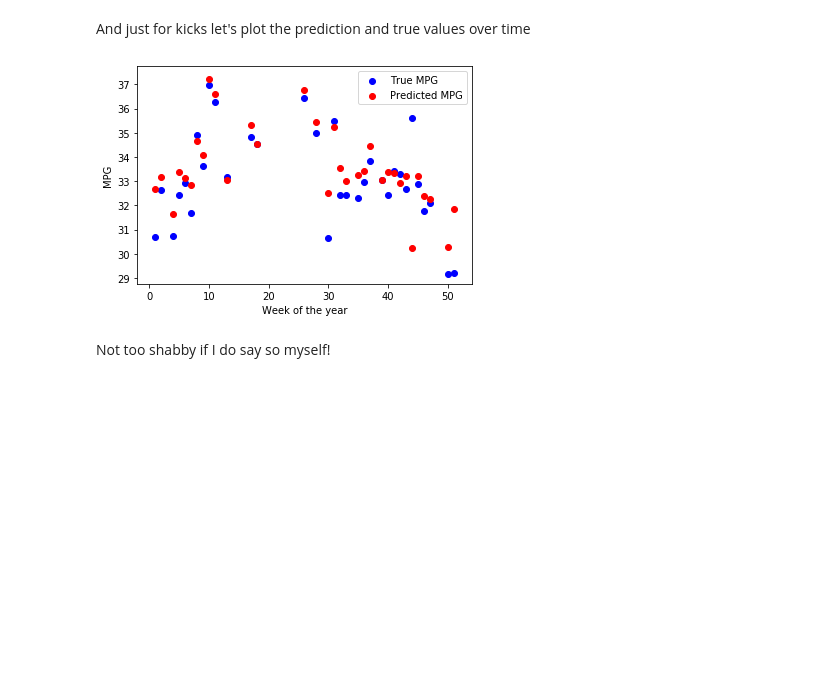
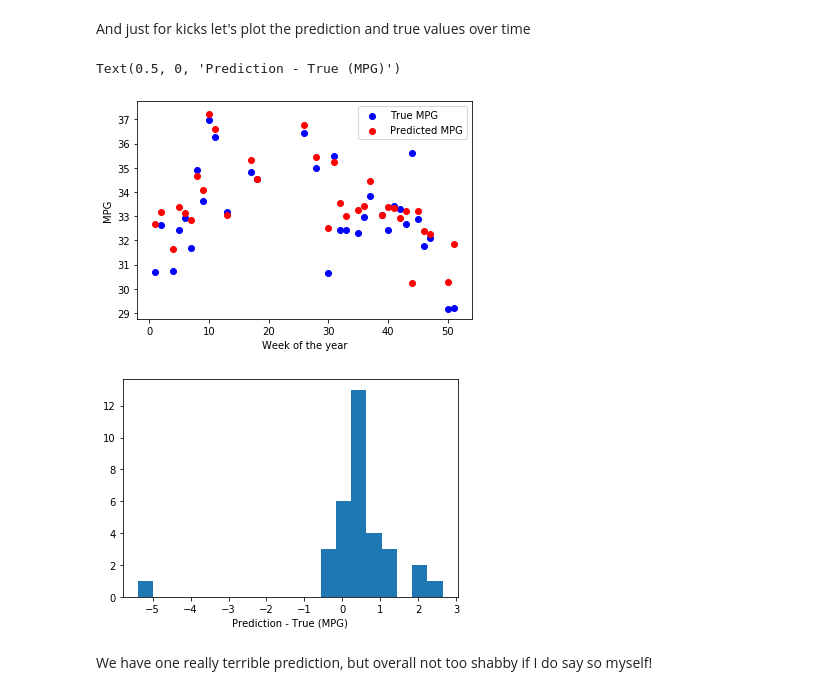
Before and after one commit to Jvinniec/fuel_economy, a Jupyter notebook: miles_per_gallon/miles-per-gallon_skl.ipynb, the cells around one changed output. Drawn from its saved outputs; the diff is of its cells as text; code cells hidden in the pictures; blank space fills up the shorter version.

```diff
--- a/miles_per_gallon/miles-per-gallon_skl.ipynb
+++ b/miles_per_gallon/miles-per-gallon_skl.ipynb
@@ -90,12 +95,20 @@ Perfect fit: Black
 # %% [markdown]
 And just for kicks let's plot the prediction and true values over time
 # %%
+plt.figure()
 plt.scatter(test_x.Week, test_y, color='blue', label='True MPG')
 plt.scatter(test_x.Week, mpg_preds, color='red', label='Predicted MPG')
 plt.xlabel('Week of the year')
 plt.ylabel('MPG')
 leg = plt.legend()
+
+plt.figure()
+error = mpg_preds - test_y
+plt.hist(error, bins=20)
+plt.xlabel('Prediction - True (MPG)')
 # %% [output]
+Text(0.5, 0, 'Prediction - True (MPG)')
 [figure]
+[figure, added]
 # %% [markdown]
-Not too shabby if I do say so myself!
+We have one really terrible prediction, but overall not too shabby if I do say so myself!
```
Also changed, not shown: parts of 2 cells of this notebook, 1 other file.
